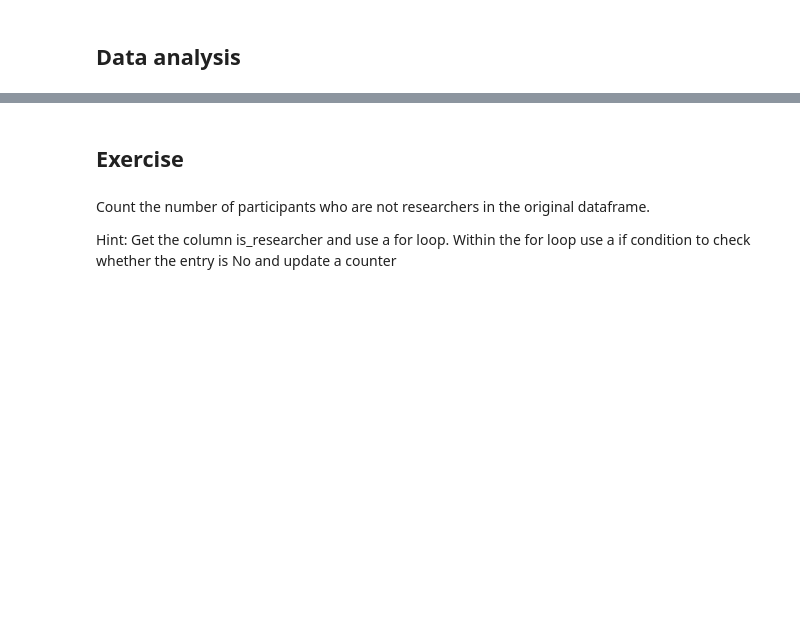
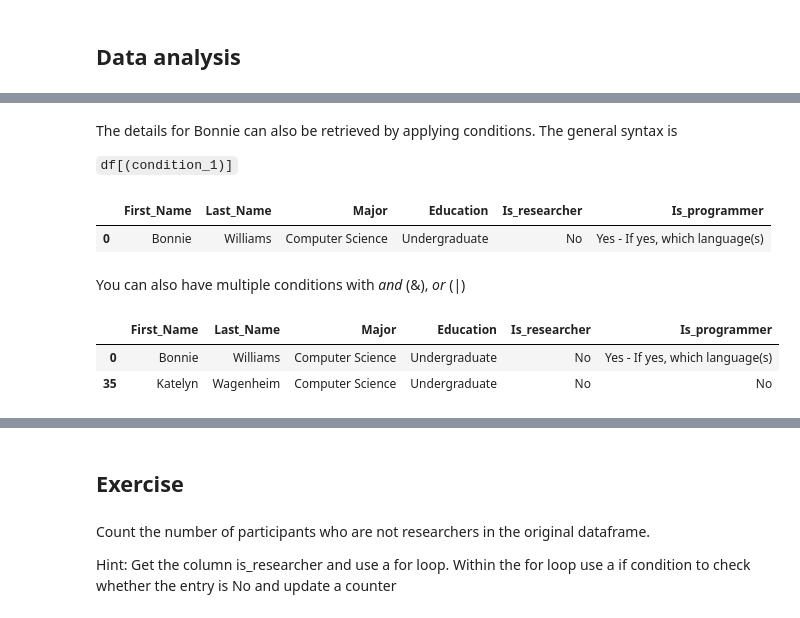
Before and after one commit to vinayak2019/UK_Bootcamp, a Jupyter notebook: 2023/Exercises/Data_analysis_pandas.ipynb, the cells around one changed output, grey strips where cells are left out. Cells and saved outputs as stored; diff of their text form; code cells hidden in the pictures; blank space fills up the shorter version.

```diff
--- a/2023/Exercises/Data_analysis_pandas.ipynb
+++ b/2023/Exercises/Data_analysis_pandas.ipynb
@@ -49,0 +119,17 @@ new_df.iloc[0]
+# %% [markdown]
+The details for Bonnie can also be retrieved by applying conditions. The general syntax is
+
+`df[(condition_1)]`
+# %%
+df[(df["First_Name"] == "Bonnie")]
+# %% [output]
+|  | First_Name | Last_Name | Major | Education | Is_researcher | Is_programmer |
+| 0 | Bonnie | Williams | Computer Science | Undergraduate | No | Yes - If yes, which language(s) |
+# %% [markdown]
+You can also have multiple conditions with *and* (&), *or* (|)
+# %%
+df[(df["Is_researcher"] == "No") & (df["Major"] == "Computer Science")]
+# %% [output]
+|  | First_Name | Last_Name | Major | Education | Is_researcher | Is_programmer |
+| 0 | Bonnie | Williams | Computer Science | Undergraduate | No | Yes - If yes, which language(s) |
+| 35 | Katelyn | Wagenheim | Computer Science | Undergraduate | No | No |
```
Also changed, not shown: parts of 20 cells of this notebook.
